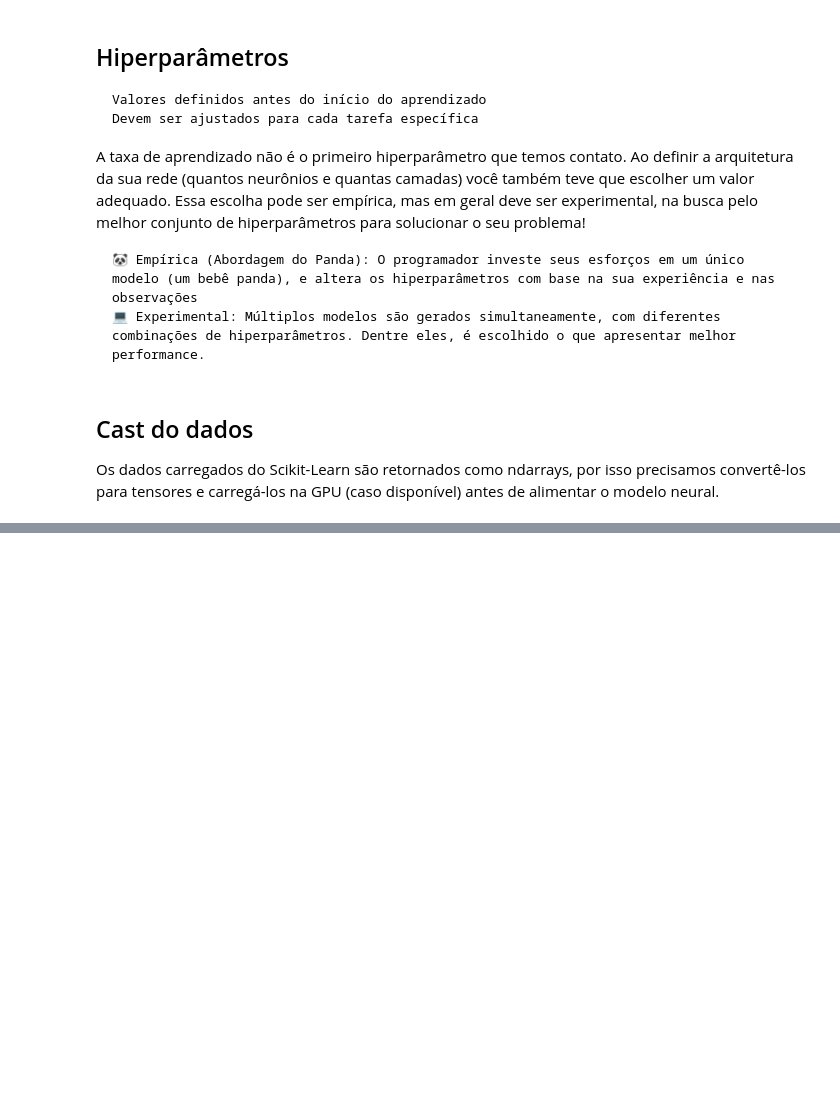
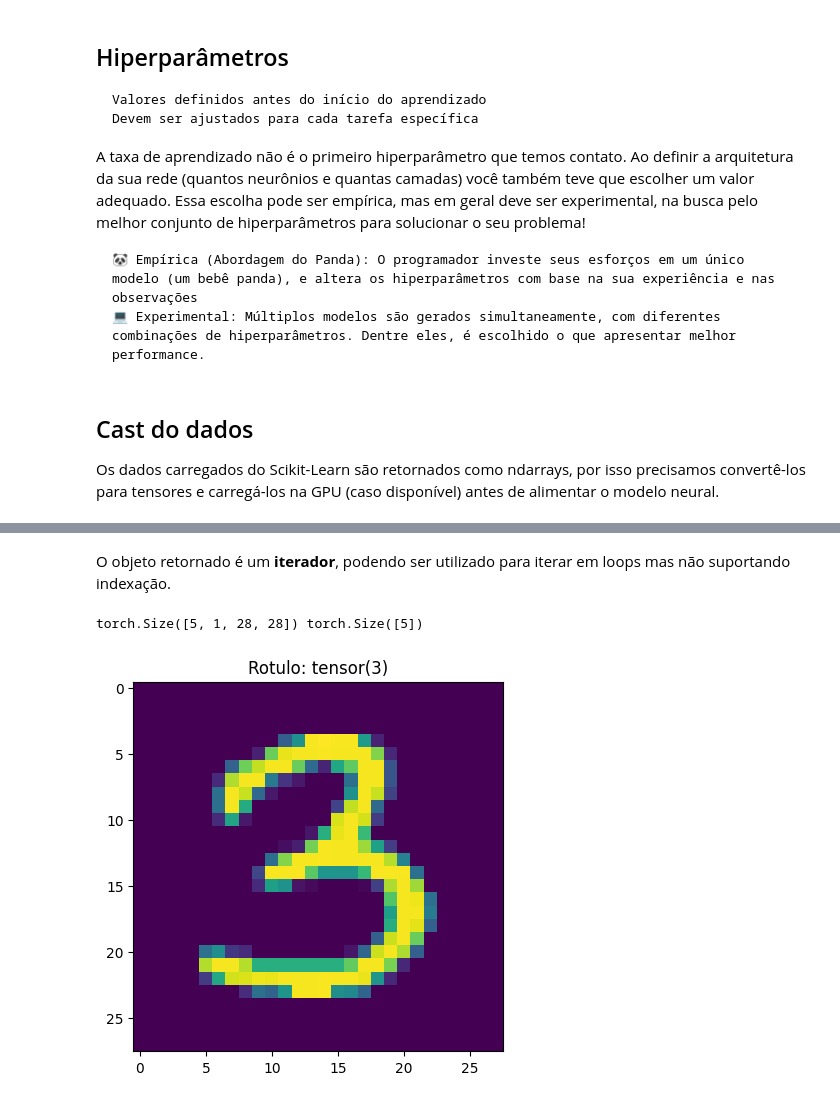
Before and after one commit to jpanacleto2/Machine-learning-experiments, a Jupyter notebook: MlPytorch.ipynb, the cells around one changed output, grey strips where cells are left out. Saved outputs shown, nothing was run; the diff lists cells and outputs as text; code cells hidden in the pictures; blank space fills up the shorter version.

```diff
--- a/MlPytorch.ipynb
+++ b/MlPytorch.ipynb
@@ -1107,0 +1314,24 @@ for i in range(200):
+# %%
+train_loader = DataLoader(train_set,
+                          batch_size=args['batch_size'],
+                          shuffle=True,
+                          num_workers=args['num_workers'])
+
+test_loader = DataLoader(test_set,
+                          batch_size=args['batch_size'],
+                          shuffle=True,
+                          num_workers=args['num_workers'])
+# %% [markdown]
+O objeto retornado é um **iterador**, podendo ser utilizado para iterar em loops mas não suportando indexação.
+# %%
+for batch in train_loader:
+
+  dado, rotulo = batch
+  print(dado.size(), rotulo.size())
+
+  plt.imshow(dado[0][0])
+  plt.title('Rotulo: '+ str(rotulo[0]) )
+  break
+# %% [output]
+torch.Size([5, 1, 28, 28]) torch.Size([5])
+[figure, added]
```
Also changed, not shown: parts of 34 cells of this notebook, 8 other files.
